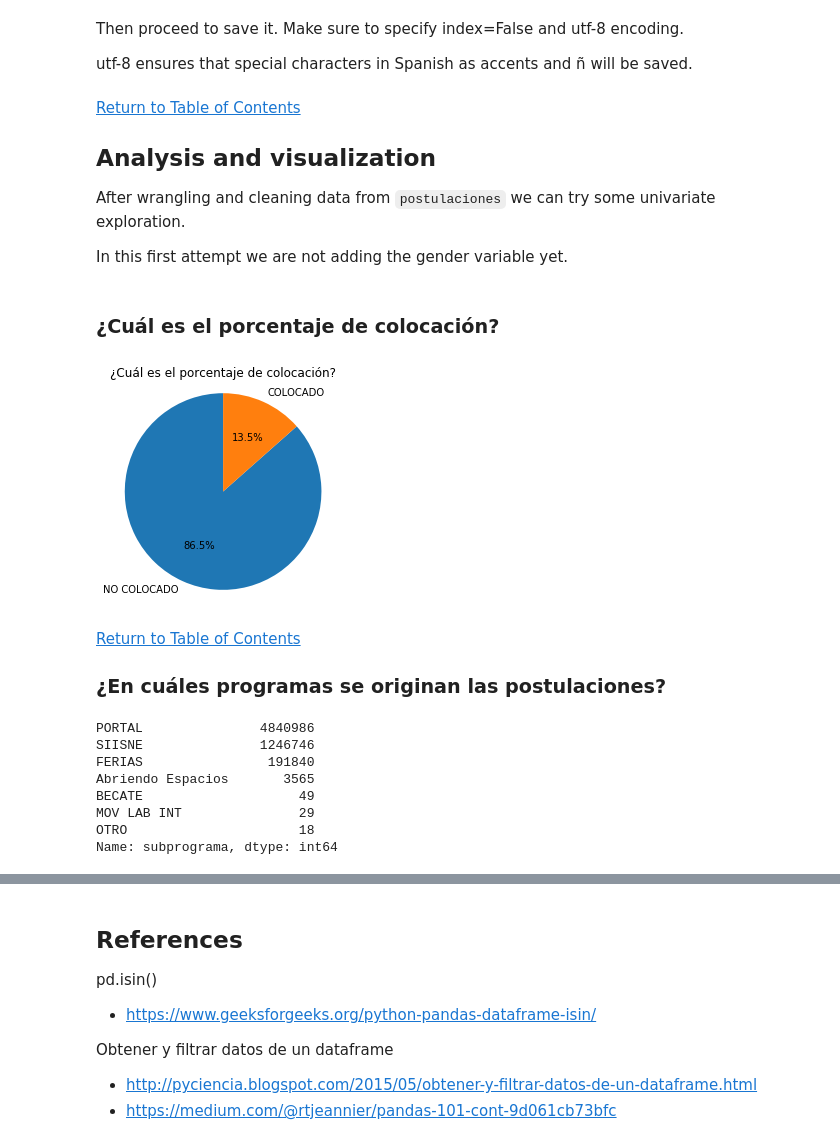
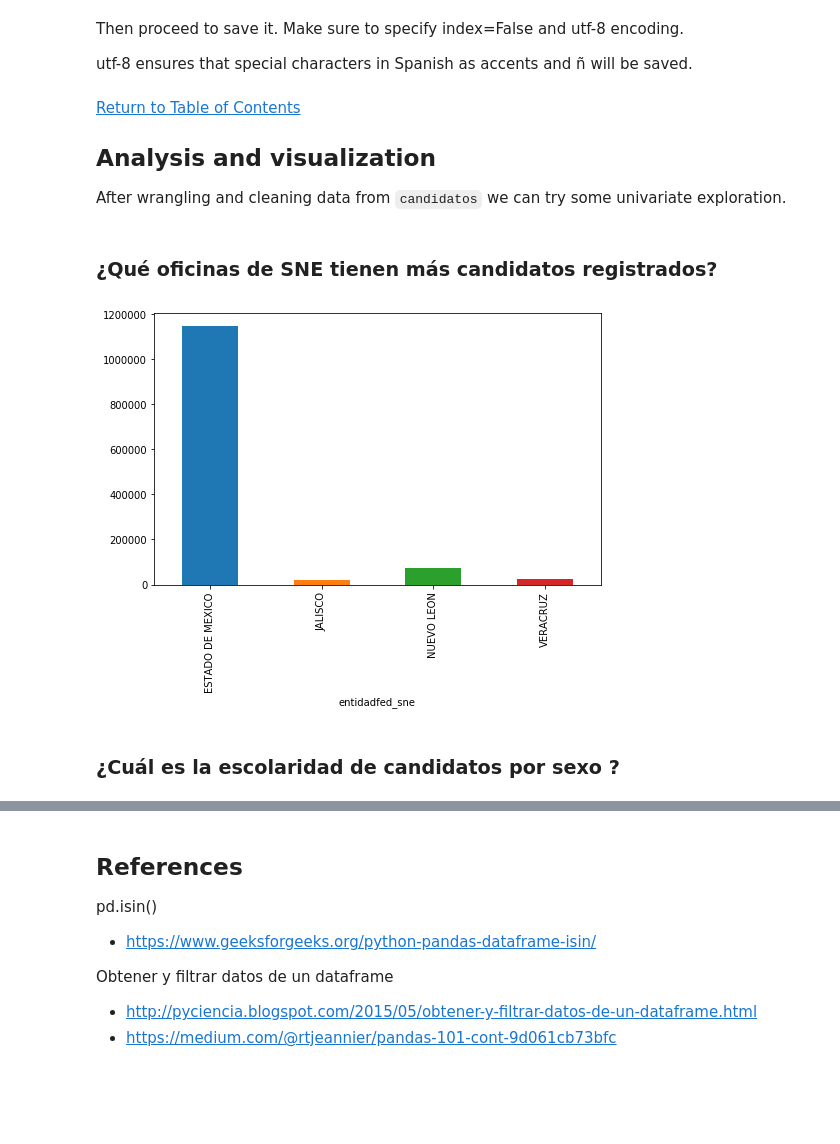
Before and after one commit to Lilianasu/SNEmpleo, a Jupyter notebook: 4.3 Cleaning candidatos.ipynb, the cells around one changed output, grey strips where cells are left out. Saved outputs shown, nothing was run; the diff lists cells and outputs as text; code cells hidden in the pictures; blank space fills up the shorter version.

```diff
--- a/4.3 Cleaning candidatos.ipynb
+++ b/4.3 Cleaning candidatos.ipynb
@@ -628,0 +541,10 @@ postulaciones_clean.sample(5)
+# %%
+candidatos_clean.rename(columns={'edocivil':'edo_civil',
+                                  'qempleobusca':'empleo_buscado',
+                                  'salariopretente':'salario_pretendido',
+                                  'tipoexperiencia':'tipo_experiencia',
+                                  'trabajaactualmente':'trabaja_actualmente',
+                                  'motivo':'motivo_no_trabaja',
+                                  'fchcomienzo_busqueda':'fecha_inicio_busqueda',
+                                  'clen_idcvelengua':'lengua_indigena',
+                                  'tipodiscapacidad':'tipo_discapacidad'}, inplace=True)
@@ -628,0 +577,9 @@ postulaciones_clean.sample(5)
+# %%
+#Convert to ordered categorical type with custom ordering:
+cat_escolaridad = pd.api.types.CategoricalDtype(categories=
+                                              ['SIN INSTRUCCIÓN','SABER LEER Y ESCRIBIR','PRIMARIA'
+                                              'SECUNDARIA/SEC. TÉCNICA', 'CARRERA COMERCIAL','CARRERA TÉCNICA',
+                                               'PROFESIONAL TÉCNICO (CONALEP)', 'PREPA O VOCACIONAL',
+                                              'T. SUPERIOR UNIVERSITARIO','LICENCIATURA', 'MAESTRÍA', 'DOCTORADO'],
+                                              ordered=True)
+candidatos_clean.escolaridad = candidatos_clean.escolaridad.astype(cat_escolaridad);
@@ -628,0 +602,8 @@ postulaciones_clean.sample(5)
+# %%
+candidatos_clean = candidatos_clean.replace({'sit_academica':{'NINGUNO':'NO ESPECIFICADO'}})
+# %%
+#Convert to ordered categorical type with custom ordering:
+cat_sit_academica = pd.api.types.CategoricalDtype(categories=
+                                              ['NO ESPECIFICADO','ESTUDIANTE','DIPLOMA O CERTIFICADO','TRUNCA',
+                                              'PASANTE', 'TITULADO'], ordered=True)
+candidatos_clean.sit_academica = candidatos_clean.sit_academica.astype(cat_sit_academica);
@@ -635,35 +635,16 @@ postulaciones_clean.to_csv('postulaciones_clean.csv', index=False, encoding='utf
 # %% [markdown]
-<a id='colocacion'></a>
+<a id='estados'></a>
 [Return to Table of Contents](#table)
 ## Analysis and visualization
-After wrangling and cleaning data from `postulaciones` we can try some univariate exploration.
-
-In this first attempt we are not adding the gender variable yet.
+After wrangling and cleaning data from `candidatos` we can try some univariate exploration.
 # %%
 # Run this line if you don't have the dataframe postulaciones_clean
 postulaciones_clean = pd.read_csv('postulaciones_clean.csv', encoding='utf-8')
+# %% [markdown]
+### ¿Qué oficinas de SNE tienen más candidatos registrados?
+# %%
+candidatos_clean.groupby('entidadfed_sne')['id'].count().plot.bar(figsize=(8,5));
+# %% [output]
+[figure, added]
 # %% [markdown]
-### ¿Cuál es el porcentaje de colocación?
+### ¿Cuál es la escolaridad de candidatos por sexo ?
-# %%
-postulaciones_clean['estatusfinalvinculo'].value_counts().plot(kind = 'pie', startangle=90, autopct='%1.1f%%')
-plt.axis('square')
-plt.title('¿Cuál es el porcentaje de colocación?')
-plt.ylabel('');
-# %% [output]
-[figure, removed]
-# %% [markdown]
-<a id='programa'></a>
-[Return to Table of Contents](#table)
-### ¿En cuáles programas se originan las postulaciones?
-# %%
-subprogramas_count = postulaciones_clean['subprograma'].value_counts()
-subprogramas_count
-# %% [output]
-PORTAL               4840986
-SIISNE               1246746
-FERIAS                191840
-Abriendo Espacios       3565
-BECATE                    49
-MOV LAB INT               29
-OTRO                      18
-Name: subprograma, dtype: int64
```
Also changed, not shown: parts of 115 cells of this notebook, 1 other file.
